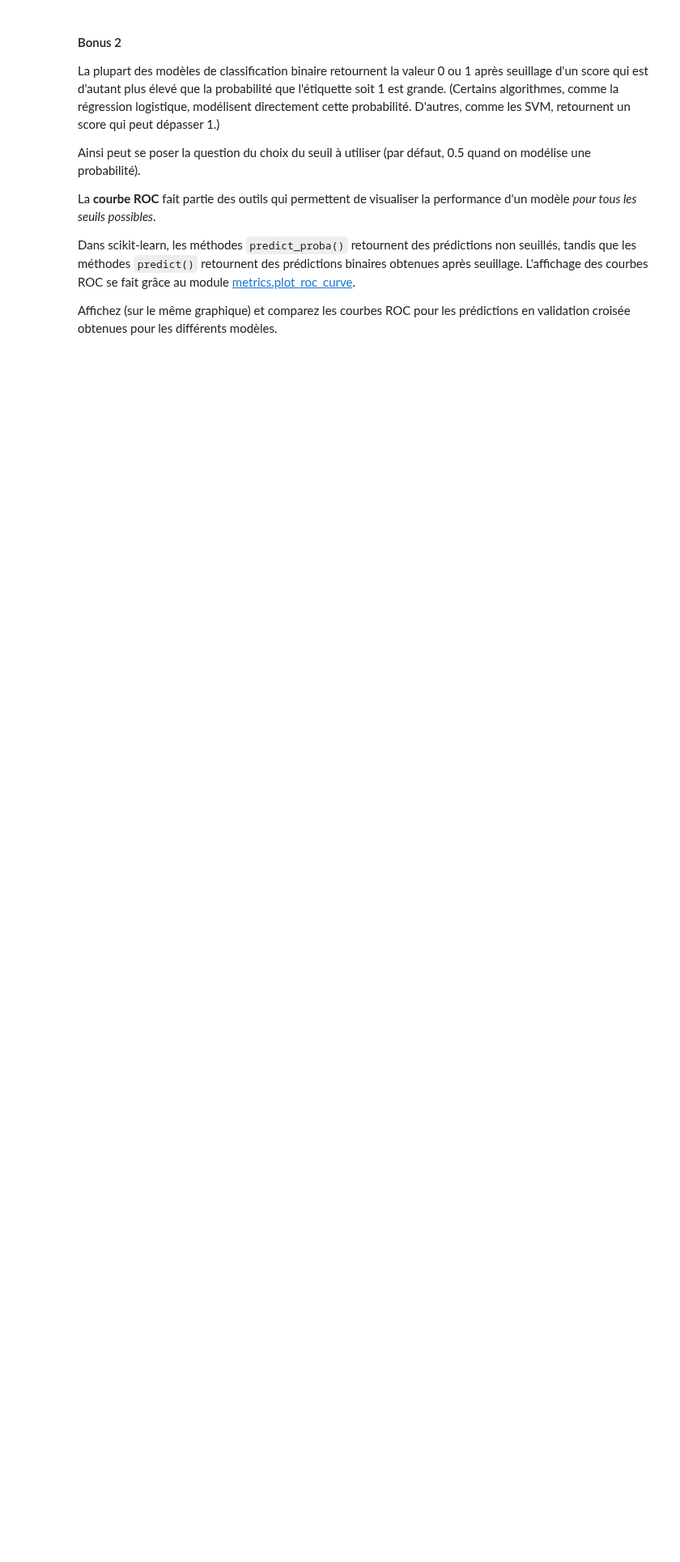
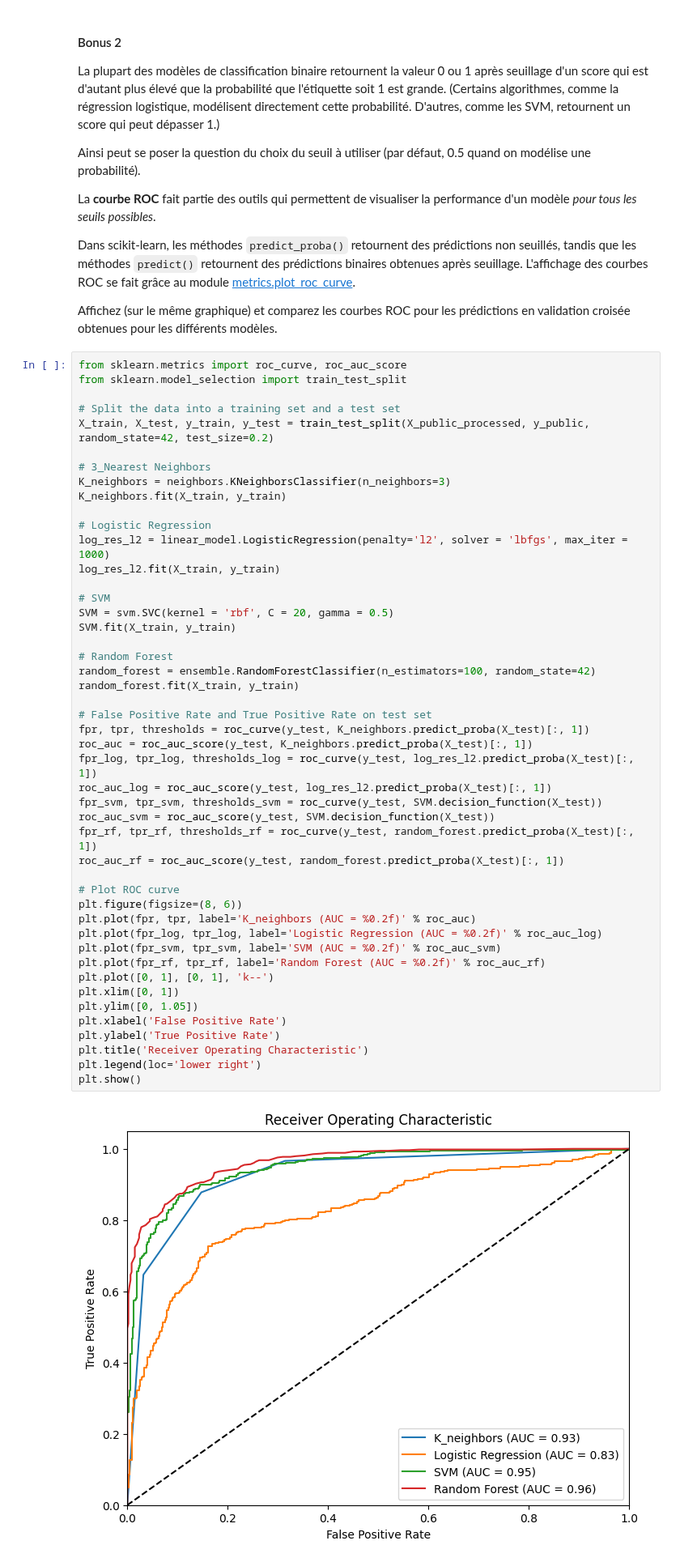
Before and after one commit to VDeumier/Projet_SDD, a Jupyter notebook: Projet_SDD_2024.ipynb, the cells around one changed output. Shown at 81% size. Saved outputs shown, nothing was run; the diff lists cells and outputs as text; blank space fills up the shorter version.

```diff
--- a/Projet_SDD_2024.ipynb
+++ b/Projet_SDD_2024.ipynb
@@ -488,6 +488,55 @@ La **courbe ROC** fait partie des outils qui permettent de visualiser la perform
 Dans scikit-learn, les méthodes `predict_proba()` retournent des prédictions non seuillés, tandis que les méthodes `predict()` retournent des prédictions binaires obtenues après seuillage. L'affichage des courbes ROC se fait grâce au module [metrics.plot_roc_curve](https://scikit-learn.org/stable/modules/generated/sklearn.metrics.plot_roc_curve.html).
 
 Affichez (sur le même graphique) et comparez les courbes ROC pour les prédictions en validation croisée obtenues pour les différents modèles.
+# %%
+from sklearn.metrics import roc_curve, roc_auc_score
+from sklearn.model_selection import train_test_split
+
+# Split the data into a training set and a test set
+X_train, X_test, y_train, y_test = train_test_split(X_public_processed, y_public, random_state=42, test_size=0.2)
+
+# 3_Nearest Neighbors
+K_neighbors = neighbors.KNeighborsClassifier(n_neighbors=3)
+K_neighbors.fit(X_train, y_train)
+
+# Logistic Regression
+log_res_l2 = linear_model.LogisticRegression(penalty='l2', solver = 'lbfgs', max_iter = 1000)
+log_res_l2.fit(X_train, y_train)
+
+# SVM
+SVM = svm.SVC(kernel = 'rbf', C = 20, gamma = 0.5)
+SVM.fit(X_train, y_train)
+
+# Random Forest
+random_forest = ensemble.RandomForestClassifier(n_estimators=100, random_state=42)
+random_forest.fit(X_train, y_train)
+
+# False Positive Rate and True Positive Rate on test set
+fpr, tpr, thresholds = roc_curve(y_test, K_neighbors.predict_proba(X_test)[:, 1])
+roc_auc = roc_auc_score(y_test, K_neighbors.predict_proba(X_test)[:, 1])
+fpr_log, tpr_log, thresholds_log = roc_curve(y_test, log_res_l2.predict_proba(X_test)[:, 1])
+roc_auc_log = roc_auc_score(y_test, log_res_l2.predict_proba(X_test)[:, 1])
+fpr_svm, tpr_svm, thresholds_svm = roc_curve(y_test, SVM.decision_function(X_test))
+roc_auc_svm = roc_auc_score(y_test, SVM.decision_function(X_test))
+fpr_rf, tpr_rf, thresholds_rf = roc_curve(y_test, random_forest.predict_proba(X_test)[:, 1])
+roc_auc_rf = roc_auc_score(y_test, random_forest.predict_proba(X_test)[:, 1])
+
+# Plot ROC curve
+plt.figure(figsize=(8, 6))
+plt.plot(fpr, tpr, label='K_neighbors (AUC = %0.2f)' % roc_auc)
+plt.plot(fpr_log, tpr_log, label='Logistic Regression (AUC = %0.2f)' % roc_auc_log)
+plt.plot(fpr_svm, tpr_svm, label='SVM (AUC = %0.2f)' % roc_auc_svm)
+plt.plot(fpr_rf, tpr_rf, label='Random Forest (AUC = %0.2f)' % roc_auc_rf)
+plt.plot([0, 1], [0, 1], 'k--')
+plt.xlim([0, 1])
+plt.ylim([0, 1.05])
+plt.xlabel('False Positive Rate')
+plt.ylabel('True Positive Rate')
+plt.title('Receiver Operating Characteristic')
+plt.legend(loc='lower right')
+plt.show()
+# %% [output]
+[figure, added]
 # %% [markdown]
 #### Bonus 3
 
```
